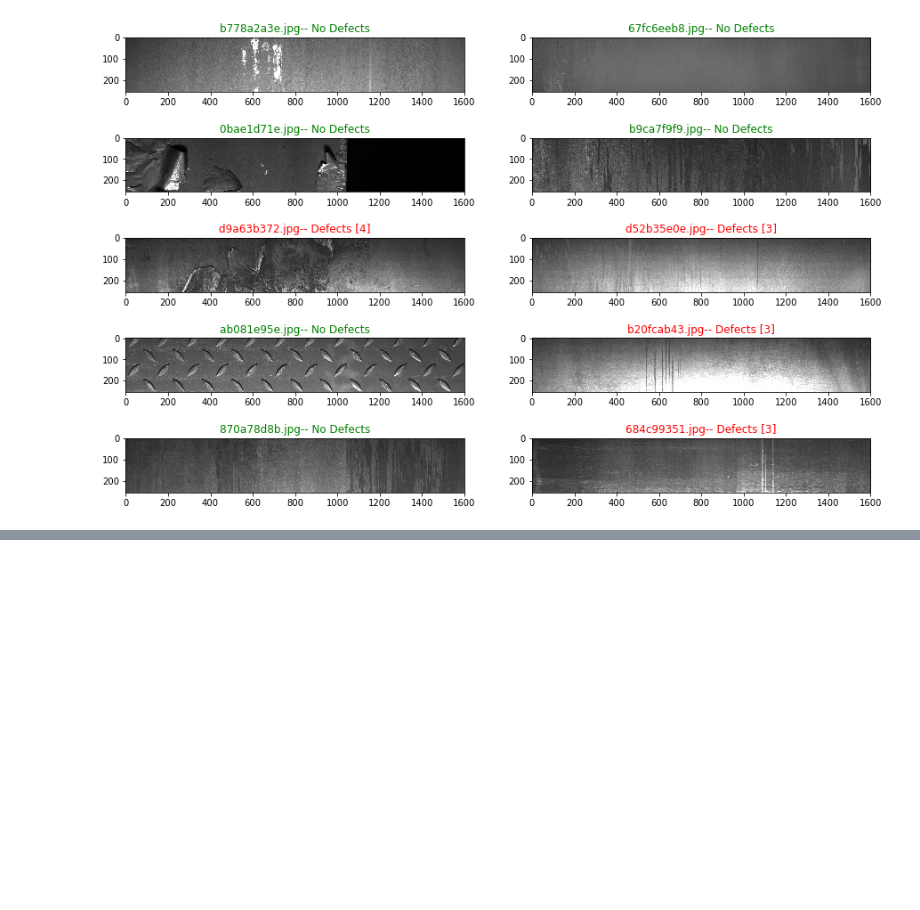
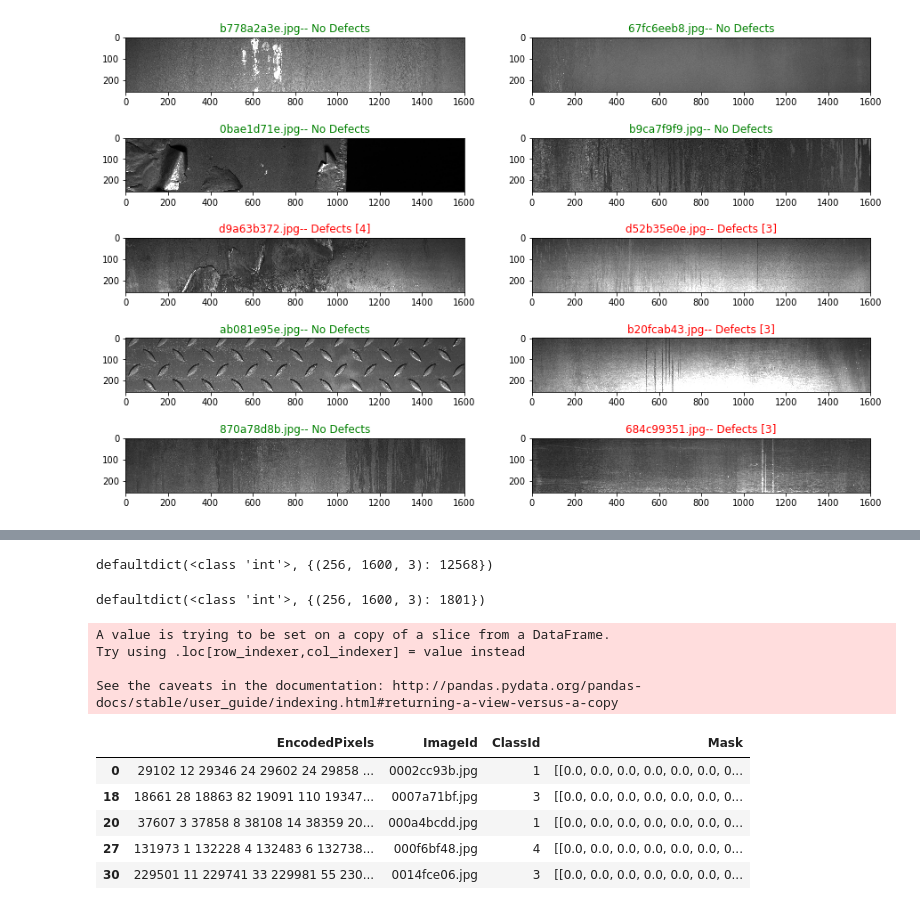
Before and after one commit to majidpy/steel_defect, a Jupyter notebook: train_steel.ipynb, the cells around one changed output, grey strips where cells are left out. Saved outputs shown, nothing was run; the diff lists cells and outputs as text; code cells hidden in the pictures; blank space fills up the shorter version.

```diff
--- a/train_steel.ipynb
+++ b/train_steel.ipynb
@@ -109,0 +76,21 @@ ss[0]
+# %%
+"""
+Image sizes: all the images for train and test set are same size.
+"""
+from collections import defaultdict #enables to create key and values when it sees at first
+train_size = defaultdict(int)
+for img in train_pd['ImageId'].unique():
+    temp_ = plt.imread('./train_image/'+ img)
+    train_size[temp_.shape] += 1
+print(train_size)
+# %% [output]
+defaultdict(<class 'int'>, {(256, 1600, 3): 12568})
+# %%
+image_list = os.listdir('./test_image')
+test_size = defaultdict(int)
+for img in image_list:
+    temp_ = plt.imread('./test_image/'+ img)
+    test_size[temp_.shape] += 1
+print(test_size)
+# %% [output]
+defaultdict(<class 'int'>, {(256, 1600, 3): 1801})
@@ -109,0 +111,16 @@ ss[0]
+# %%
+mask_pd['Mask'] = mask_pd['EncodedPixels'].apply(lambda x: make_mask(x))
+# %% [output]
+A value is trying to be set on a copy of a slice from a DataFrame.
+Try using .loc[row_indexer,col_indexer] = value instead
+
+See the caveats in the documentation: http://pandas.pydata.org/pandas-docs/stable/user_guide/indexing.html#returning-a-view-versus-a-copy
+# %%
+mask_pd.head()
+# %% [output]
+|  | EncodedPixels | ImageId | ClassId | Mask |
+| 0 | 29102 12 29346 24 29602 24 29858 ... | 0002cc93b.jpg | 1 | [[0.0, 0.0, 0.0, 0.0, 0.0, 0.0, 0... |
+| 18 | 18661 28 18863 82 19091 110 19347... | 0007a71bf.jpg | 3 | [[0.0, 0.0, 0.0, 0.0, 0.0, 0.0, 0... |
+| 20 | 37607 3 37858 8 38108 14 38359 20... | 000a4bcdd.jpg | 1 | [[0.0, 0.0, 0.0, 0.0, 0.0, 0.0, 0... |
+| 27 | 131973 1 132228 4 132483 6 132738... | 000f6bf48.jpg | 4 | [[0.0, 0.0, 0.0, 0.0, 0.0, 0.0, 0... |
+| 30 | 229501 11 229741 33 229981 55 230... | 0014fce06.jpg | 3 | [[0.0, 0.0, 0.0, 0.0, 0.0, 0.0, 0... |
```
Also changed, not shown: parts of 20 cells of this notebook.
